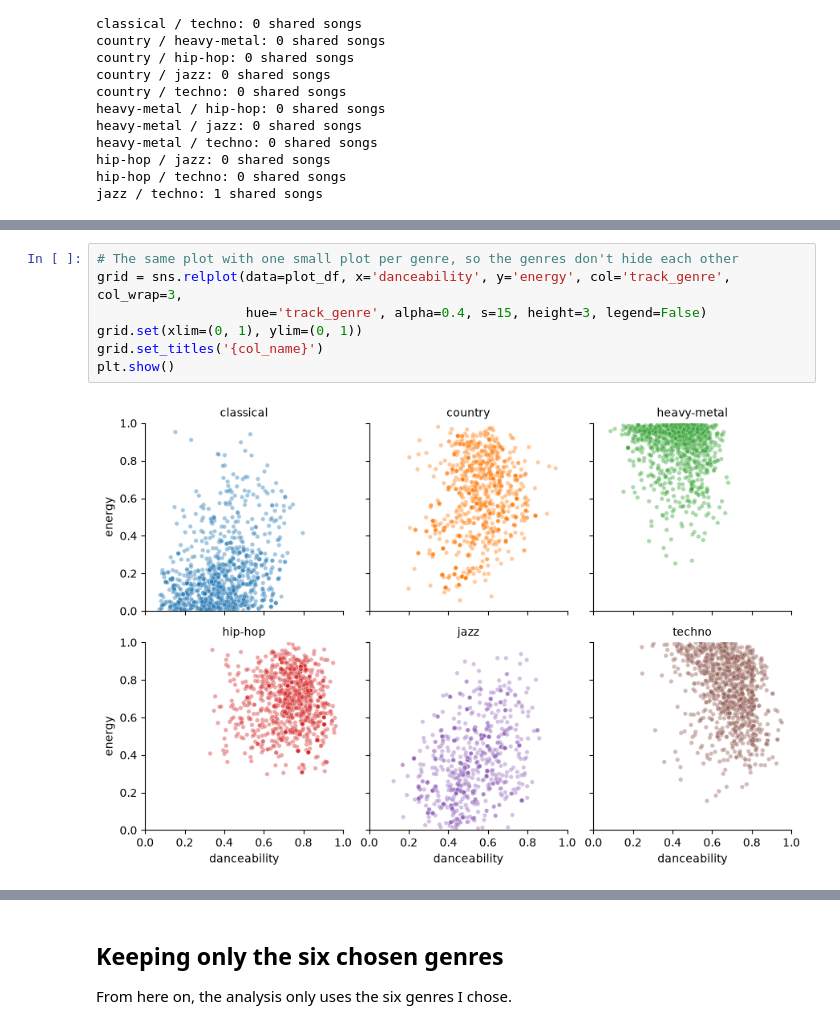
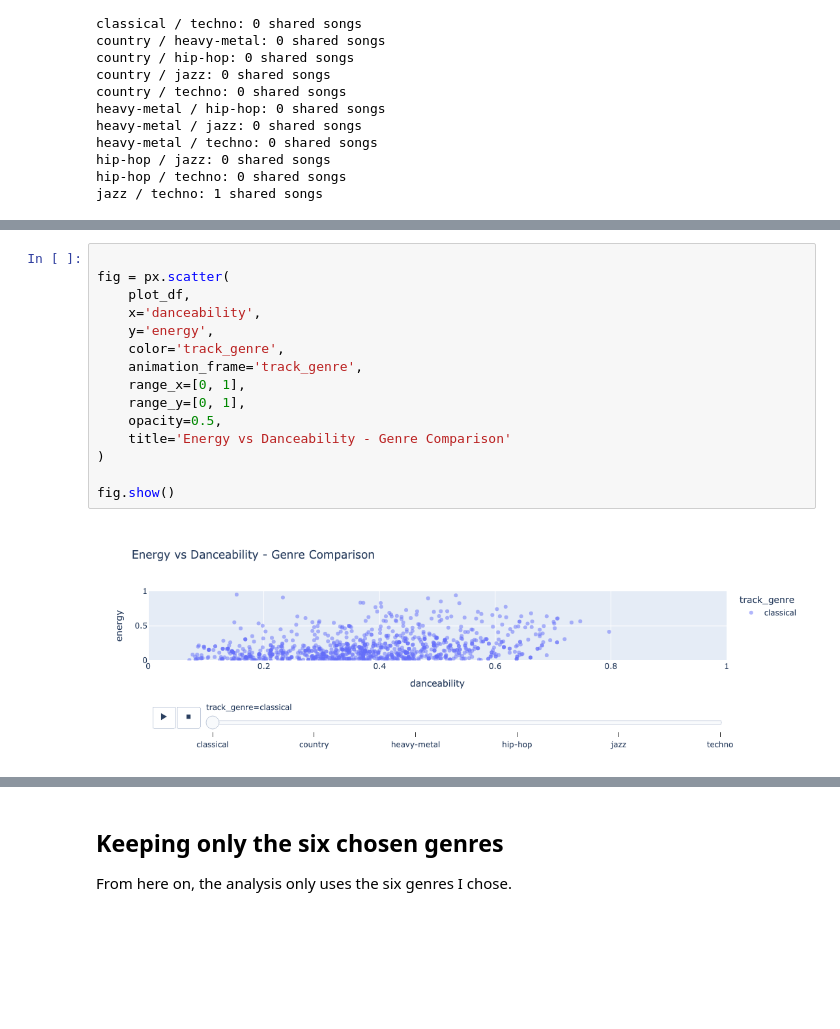
Before and after one commit to ehsamjo12/spotify-genre-classifier, a Jupyter notebook: notebooks/spotify_genre_classification.ipynb, the cells around one changed output, grey strips where cells are left out. Cells and saved outputs as stored; diff of their text form; blank space fills up the shorter version.

```diff
--- a/notebooks/spotify_genre_classification.ipynb
+++ b/notebooks/spotify_genre_classification.ipynb
@@ -515,9 +531,17 @@ plt.show()
 # %%
-# The same plot with one small plot per genre, so the genres don't hide each other
-grid = sns.relplot(data=plot_df, x='danceability', y='energy', col='track_genre', col_wrap=3,
-                   hue='track_genre', alpha=0.4, s=15, height=3, legend=False)
-grid.set(xlim=(0, 1), ylim=(0, 1))
-grid.set_titles('{col_name}')
-plt.show()
+
+fig = px.scatter(
+    plot_df,
+    x='danceability',
+    y='energy',
+    color='track_genre',
+    animation_frame='track_genre',
+    range_x=[0, 1],
+    range_y=[0, 1],
+    opacity=0.5,
+    title='Energy vs Danceability - Genre Comparison'
+)
+
+fig.show()
 # %% [output]
-[figure, old version]
+[figure, new version]
```
Also changed, not shown: parts of 163 cells of this notebook, 1 other file.
